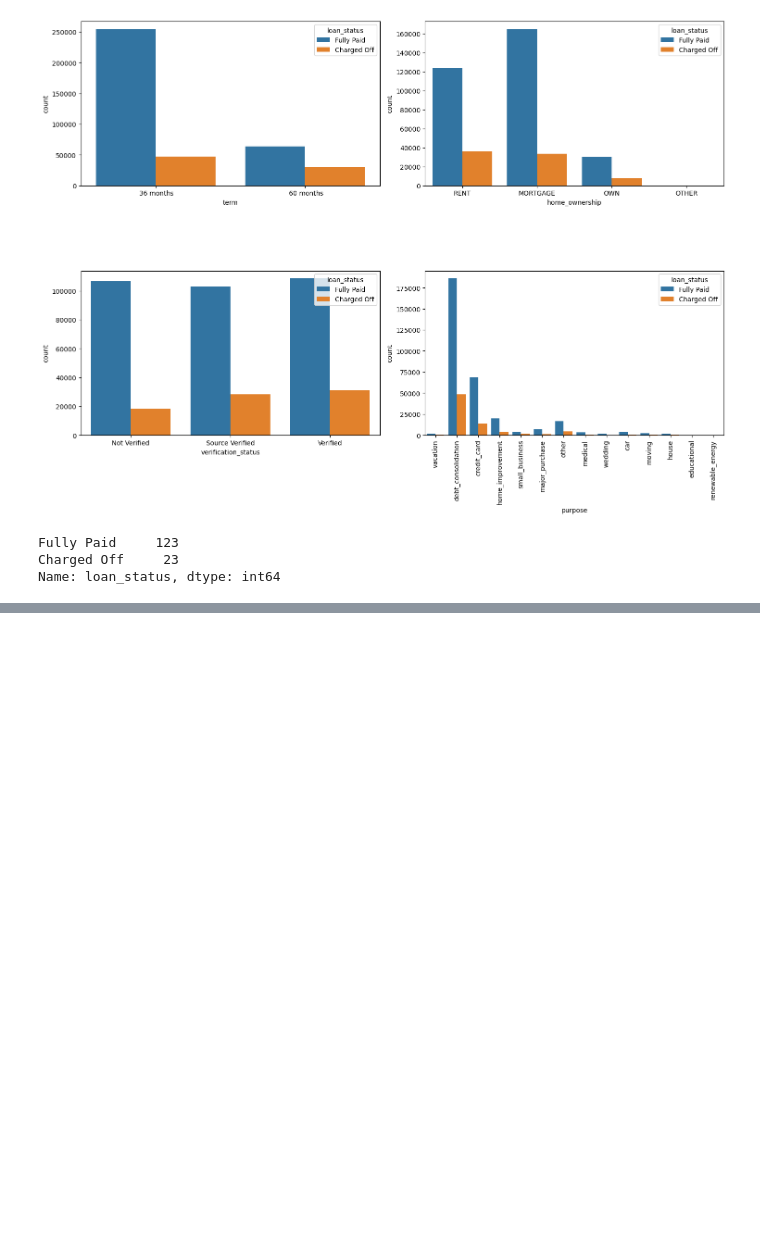
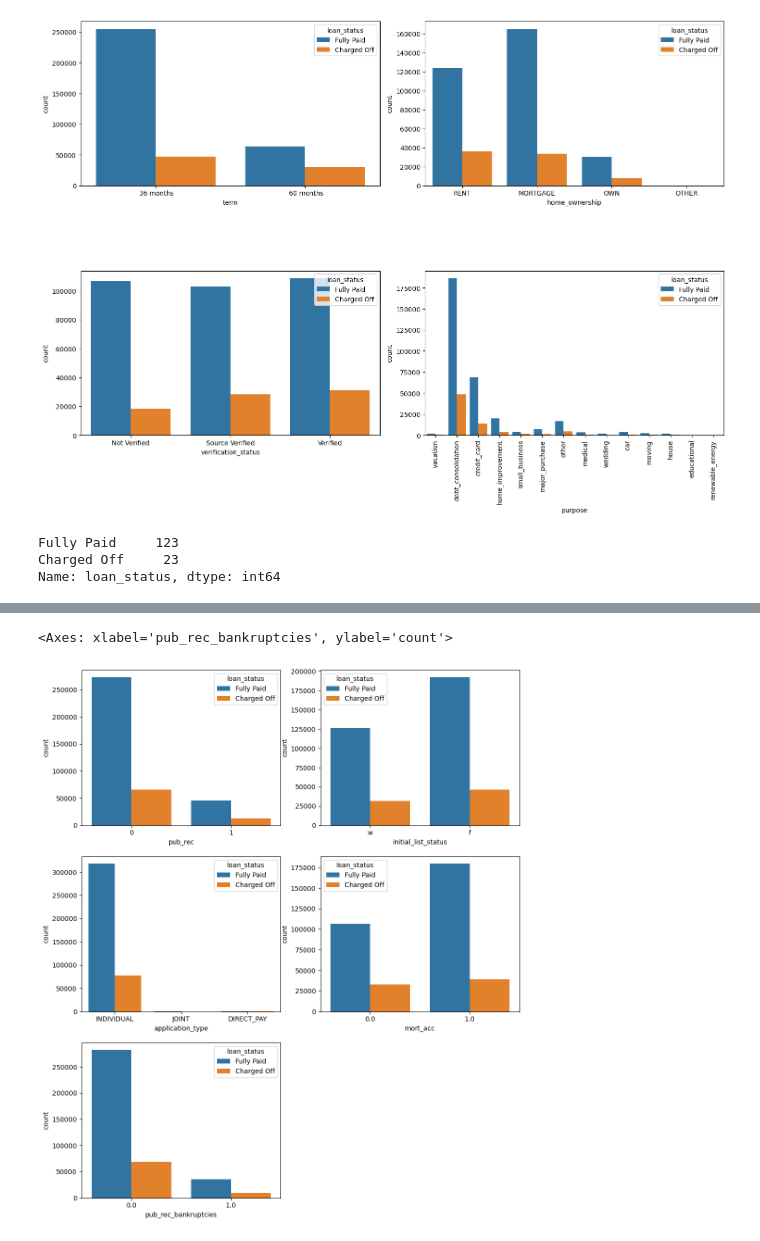
Before and after one commit to harsh0520/preprocess_lending_lending_club_data, a Jupyter notebook: concat_data.ipynb, the cells around one changed output, grey strips where cells are left out. Drawn from its saved outputs; the diff is of its cells as text; code cells hidden in the pictures; blank space fills up the shorter version.

```diff
--- a/concat_data.ipynb
+++ b/concat_data.ipynb
@@ -271,0 +367,2 @@ int_rate + annual_inc
+# %%
+data['title'] = data.title.str.lower()
@@ -271,0 +573,46 @@ int_rate + annual_inc
+# %%
+def pub_rec(number):
+    if number == 0.0:
+        return 0
+    else:
+        return 1
+
+def mort_acc(number):
+    if number == 0.0:
+        return 0
+    elif number >= 1.0:
+        return 1
+    else:
+        return number
+
+def pub_rec_bankruptcies(number):
+    if number == 0.0:
+        return 0
+    elif number >= 1.0:
+        return 1
+    else:
+        return number
+# %%
+data['pub_rec'] = data.pub_rec.apply(pub_rec)
+data['mort_acc'] = data.mort_acc.apply(mort_acc)
+data['pub_rec_bankruptcies'] = data.pub_rec_bankruptcies.apply(pub_rec_bankruptcies)
+# %%
+plt.figure(figsize=(12, 30))
+
+plt.subplot(6, 2, 1)
+sns.countplot(x='pub_rec', data=data, hue='loan_status')
+
+plt.subplot(6, 2, 2)
+sns.countplot(x='initial_list_status', data=data, hue='loan_status')
+
+plt.subplot(6, 2, 3)
+sns.countplot(x='application_type', data=data, hue='loan_status')
+
+plt.subplot(6, 2, 4)
+sns.countplot(x='mort_acc', data=data, hue='loan_status')
+
+plt.subplot(6, 2, 5)
+sns.countplot(x='pub_rec_bankruptcies', data=data, hue='loan_status')
+# %% [output]
+<Axes: xlabel='pub_rec_bankruptcies', ylabel='count'>
+[figure, added]
```
Also changed, not shown: parts of 39 cells of this notebook.
